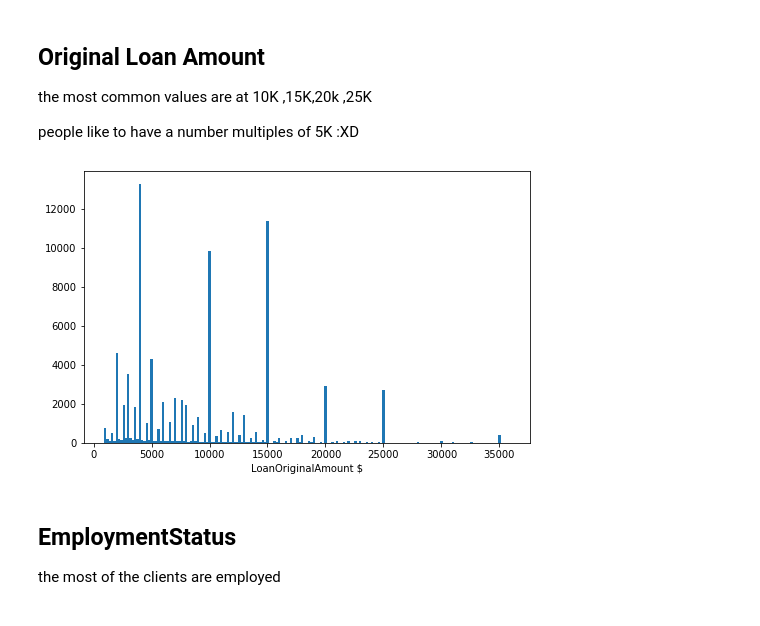
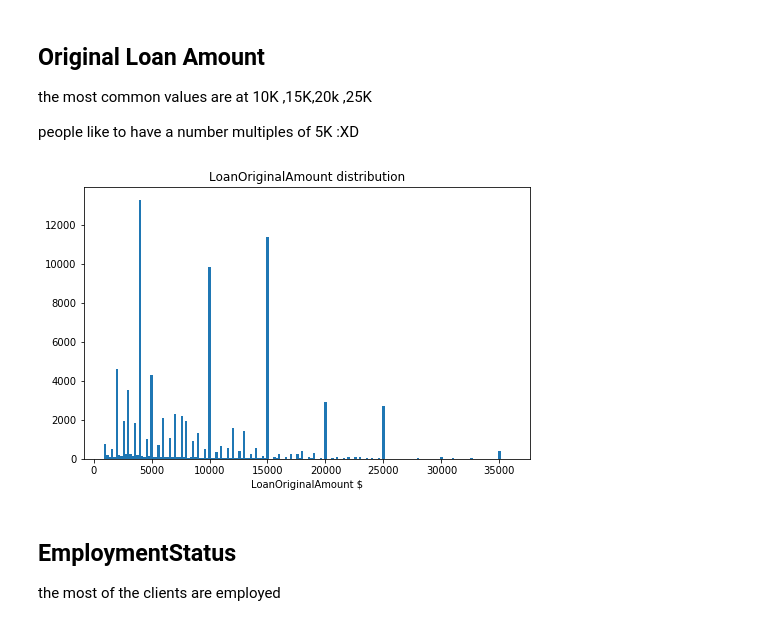
Before and after one commit to sayedmohamedscu/loan_udacity_advanced_Data_analysis, a Jupyter notebook: slide_deck.ipynb, the cells around one changed output. Cells and saved outputs as stored; diff of their text form; code cells hidden in the pictures.

```diff
--- a/slide_deck.ipynb
+++ b/slide_deck.ipynb
@@ -98,10 +103,11 @@ people like to have a number multiples of 5K :XD
 # %%
 bins = np.arange(900, 36000, 200)
 plt.figure(figsize=[8, 5])
 plt.hist(sub_df['LoanOriginalAmount'], bins = bins);
 plt.xlabel('LoanOriginalAmount $');
+plt.title('LoanOriginalAmount distribution');
 # %% [output]
-[figure, old version]
+[figure, new version]
 # %% [markdown]
 ## EmploymentStatus
 
```
Also changed, not shown: parts of 13 cells of this notebook, 3 other files.
